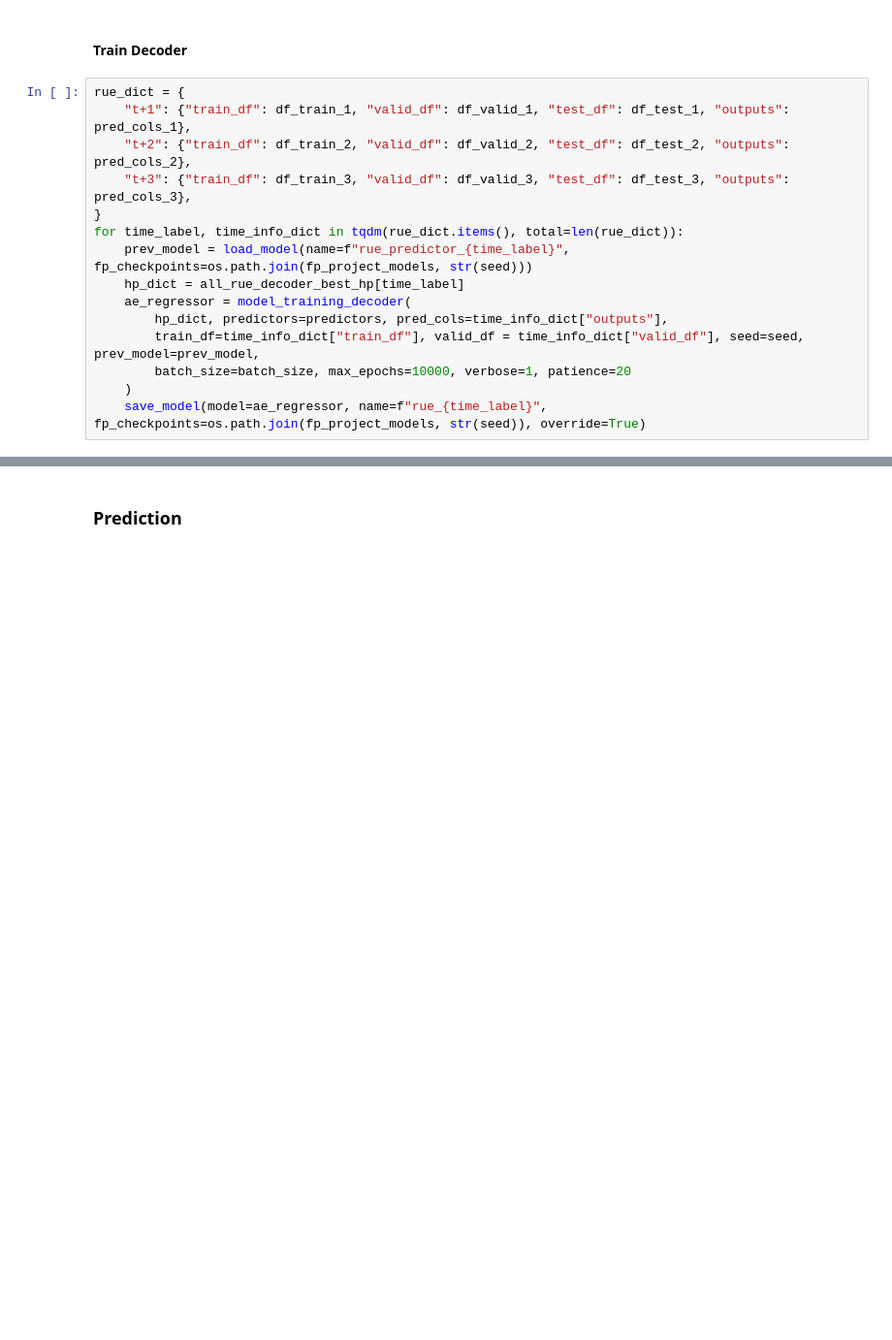
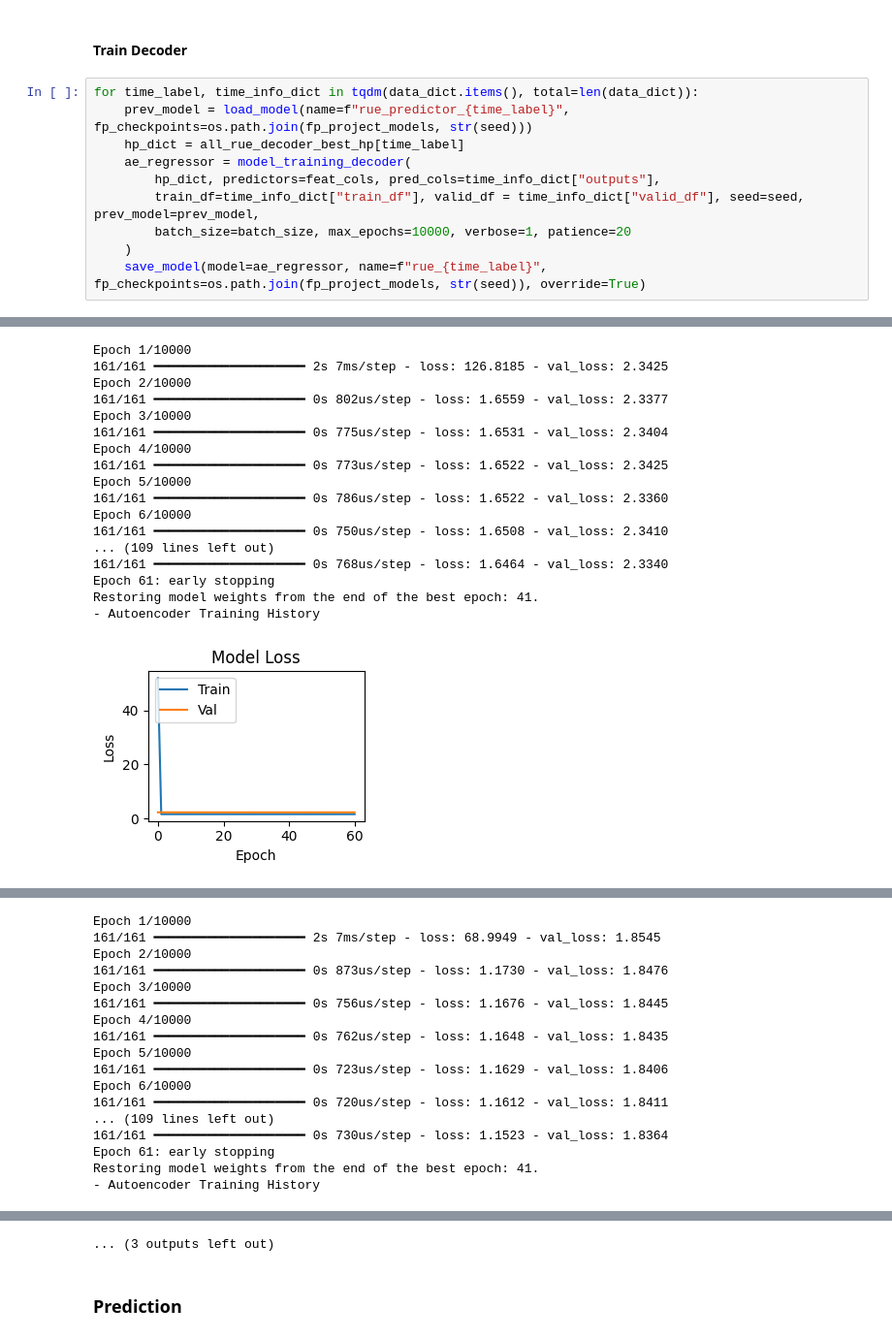
Before and after one commit to lr98769/rue_prediction_interval, a Jupyter notebook: notebooks/snp500.ipynb, the cells around one changed output, grey strips where cells are left out. Shown at 97% size. Drawn from its saved outputs; the diff is of its cells as text; blank space fills up the shorter version.

```diff
--- a/notebooks/snp500.ipynb
+++ b/notebooks/snp500.ipynb
@@ -663,17 +907,13 @@ all_rue_decoder_best_hp
 # %% [markdown]
 #### Train Decoder
 # %%
-rue_dict = {
-    "t+1": {"train_df": df_train_1, "valid_df": df_valid_1, "test_df": df_test_1, "outputs": pred_cols_1},
-    "t+2": {"train_df": df_train_2, "valid_df": df_valid_2, "test_df": df_test_2, "outputs": pred_cols_2},
-    "t+3": {"train_df": df_train_3, "valid_df": df_valid_3, "test_df": df_test_3, "outputs": pred_cols_3},
-}
-for time_label, time_info_dict in tqdm(rue_dict.items(), total=len(rue_dict)):
+for time_label, time_info_dict in tqdm(data_dict.items(), total=len(data_dict)):
     prev_model = load_model(name=f"rue_predictor_{time_label}", fp_checkpoints=os.path.join(fp_project_models, str(seed)))
     hp_dict = all_rue_decoder_best_hp[time_label]
     ae_regressor = model_training_decoder(
-        hp_dict, predictors=predictors, pred_cols=time_info_dict["outputs"],
+        hp_dict, predictors=feat_cols, pred_cols=time_info_dict["outputs"],
         train_df=time_info_dict["train_df"], valid_df = time_info_dict["valid_df"], seed=seed, prev_model=prev_model,
         batch_size=batch_size, max_epochs=10000, verbose=1, patience=20
     )
     save_model(model=ae_regressor, name=f"rue_{time_label}", fp_checkpoints=os.path.join(fp_project_models, str(seed)), override=True)
+# %% [output]
@@ -679,0 +921,18 @@ for time_label, time_info_dict in tqdm(rue_dict.items(), total=len(rue_dict)):
+Epoch 1/10000
+161/161 ━━━━━━━━━━━━━━━━━━━━ 2s 7ms/step - loss: 126.8185 - val_loss: 2.3425
+Epoch 2/10000
+161/161 ━━━━━━━━━━━━━━━━━━━━ 0s 802us/step - loss: 1.6559 - val_loss: 2.3377
+Epoch 3/10000
+161/161 ━━━━━━━━━━━━━━━━━━━━ 0s 775us/step - loss: 1.6531 - val_loss: 2.3404
+Epoch 4/10000
+161/161 ━━━━━━━━━━━━━━━━━━━━ 0s 773us/step - loss: 1.6522 - val_loss: 2.3425
+Epoch 5/10000
+161/161 ━━━━━━━━━━━━━━━━━━━━ 0s 786us/step - loss: 1.6522 - val_loss: 2.3360
+Epoch 6/10000
+161/161 ━━━━━━━━━━━━━━━━━━━━ 0s 750us/step - loss: 1.6508 - val_loss: 2.3410
+... (109 lines left out)
+161/161 ━━━━━━━━━━━━━━━━━━━━ 0s 768us/step - loss: 1.6464 - val_loss: 2.3340
+Epoch 61: early stopping
+Restoring model weights from the end of the best epoch: 41.
+- Autoencoder Training History
+[figure, added]
@@ -679,0 +943,17 @@ for time_label, time_info_dict in tqdm(rue_dict.items(), total=len(rue_dict)):
+Epoch 1/10000
+161/161 ━━━━━━━━━━━━━━━━━━━━ 2s 7ms/step - loss: 68.9949 - val_loss: 1.8545
+Epoch 2/10000
+161/161 ━━━━━━━━━━━━━━━━━━━━ 0s 873us/step - loss: 1.1730 - val_loss: 1.8476
+Epoch 3/10000
+161/161 ━━━━━━━━━━━━━━━━━━━━ 0s 756us/step - loss: 1.1676 - val_loss: 1.8445
+Epoch 4/10000
+161/161 ━━━━━━━━━━━━━━━━━━━━ 0s 762us/step - loss: 1.1648 - val_loss: 1.8435
+Epoch 5/10000
+161/161 ━━━━━━━━━━━━━━━━━━━━ 0s 723us/step - loss: 1.1629 - val_loss: 1.8406
+Epoch 6/10000
+161/161 ━━━━━━━━━━━━━━━━━━━━ 0s 720us/step - loss: 1.1612 - val_loss: 1.8411
+... (109 lines left out)
+161/161 ━━━━━━━━━━━━━━━━━━━━ 0s 730us/step - loss: 1.1523 - val_loss: 1.8364
+Epoch 61: early stopping
+Restoring model weights from the end of the best epoch: 41.
+- Autoencoder Training History
@@ -680,3 +982,4 @@ for time_label, time_info_dict in tqdm(rue_dict.items(), total=len(rue_dict)):
+... (3 outputs left out)
 # %% [markdown]
 ### Prediction
 # %%
```
Also changed, not shown: parts of 41 cells of this notebook, 41 other files.
